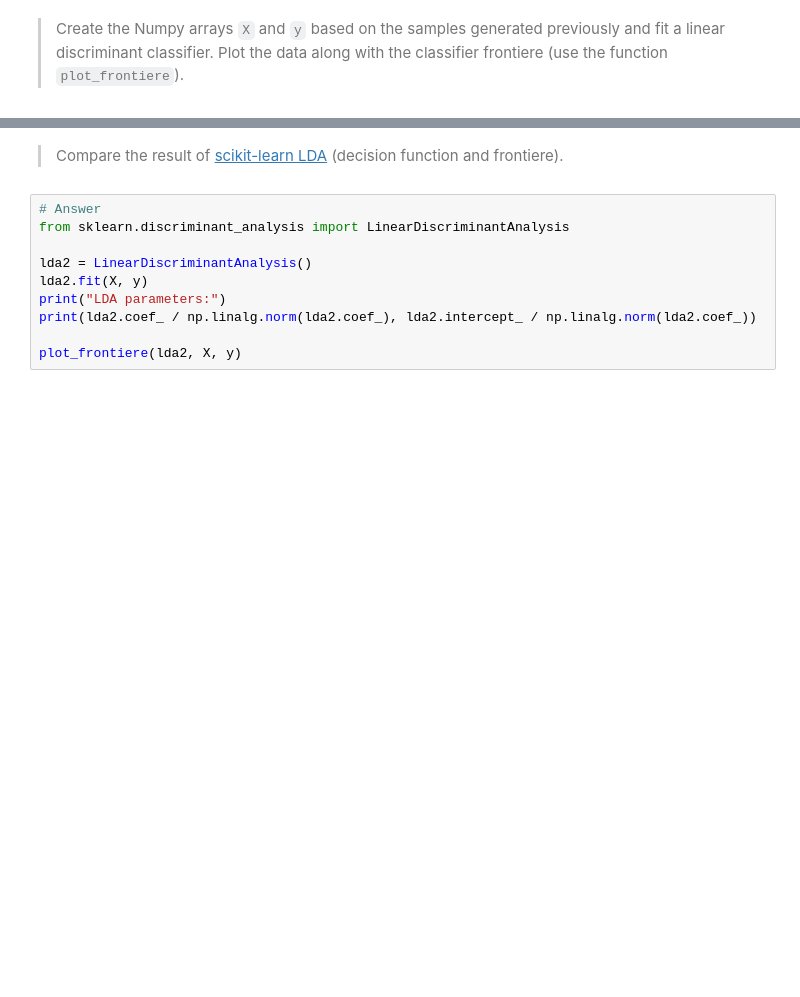
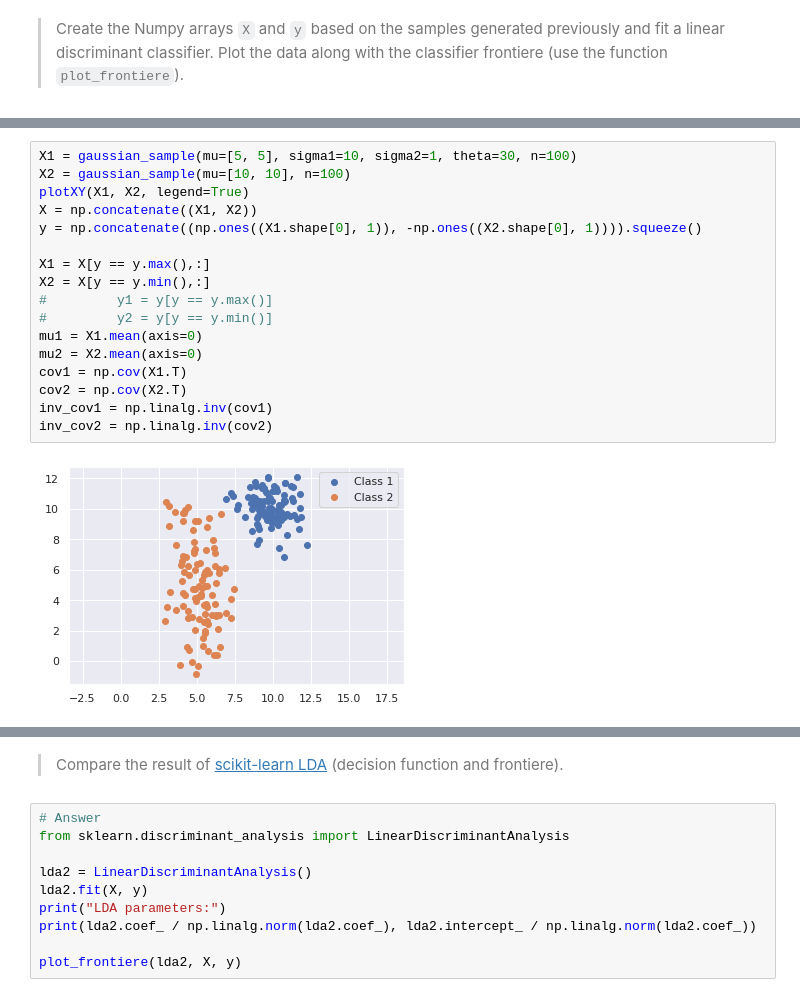
Before and after one commit to YunfeiZHAO/m2a_sorbonne, a Jupyter notebook: TP/IAS/TP01/1-LDA_logistic_boosting_student.ipynb, the cells around one changed output, grey strips where cells are left out. Cells and saved outputs as stored; diff of their text form; blank space fills up the shorter version.

```diff
--- a/TP/IAS/TP01/1-LDA_logistic_boosting_student.ipynb
+++ b/TP/IAS/TP01/1-LDA_logistic_boosting_student.ipynb
@@ -137,0 +211,19 @@ LDA parameters:
+# %%
+X1 = gaussian_sample(mu=[5, 5], sigma1=10, sigma2=1, theta=30, n=100)
+X2 = gaussian_sample(mu=[10, 10], n=100)
+plotXY(X1, X2, legend=True)
+X = np.concatenate((X1, X2))
+y = np.concatenate((np.ones((X1.shape[0], 1)), -np.ones((X2.shape[0], 1)))).squeeze()
+
+X1 = X[y == y.max(),:]
+X2 = X[y == y.min(),:]
+#         y1 = y[y == y.max()]
+#         y2 = y[y == y.min()]
+mu1 = X1.mean(axis=0)
+mu2 = X2.mean(axis=0)
+cov1 = np.cov(X1.T)
+cov2 = np.cov(X2.T)
+inv_cov1 = np.linalg.inv(cov1)
+inv_cov2 = np.linalg.inv(cov2)
+# %% [output]
+[figure, added]
```
Also changed, not shown: parts of 14 cells of this notebook, 2 other files.
